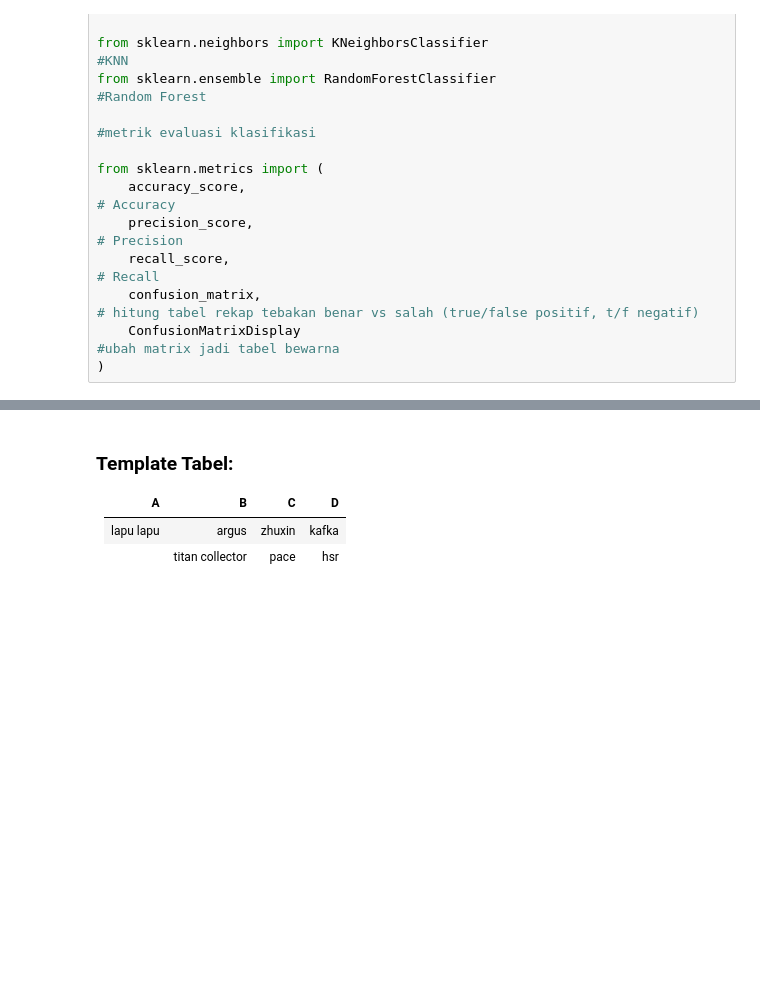
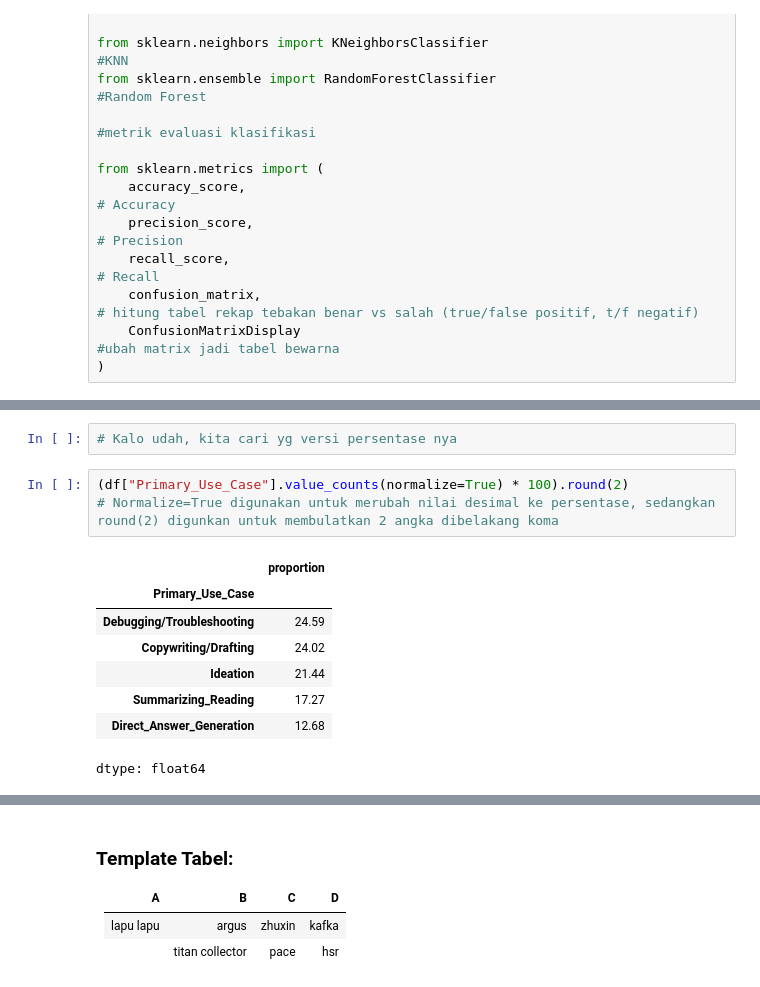
Before and after one commit to Shxrp08/Project_SG_I-Smile_Group6_2026, a Jupyter notebook: Project_SG_Group_6.ipynb, the cells around one changed output, grey strips where cells are left out. Drawn from its saved outputs; the diff is of its cells as text; blank space fills up the shorter version.

```diff
--- a/Project_SG_Group_6.ipynb
+++ b/Project_SG_Group_6.ipynb
@@ -43,0 +101,13 @@ from sklearn.metrics import (
+# %%
+# Kalo udah, kita cari yg versi persentase nya
+# %%
+(df["Primary_Use_Case"].value_counts(normalize=True) * 100).round(2)            # Normalize=True digunakan untuk merubah nilai desimal ke persentase, sedangkan round(2) digunkan untuk membulatkan 2 angka dibelakang koma
+# %% [output]
+|  | proportion |
+| Primary_Use_Case |  |
+| Debugging/Troubleshooting | 24.59 |
+| Copywriting/Drafting | 24.02 |
+| Ideation | 21.44 |
+| Summarizing_Reading | 17.27 |
+| Direct_Answer_Generation | 12.68 |
+dtype: float64
```
Also changed, not shown: parts of 7 cells of this notebook.
